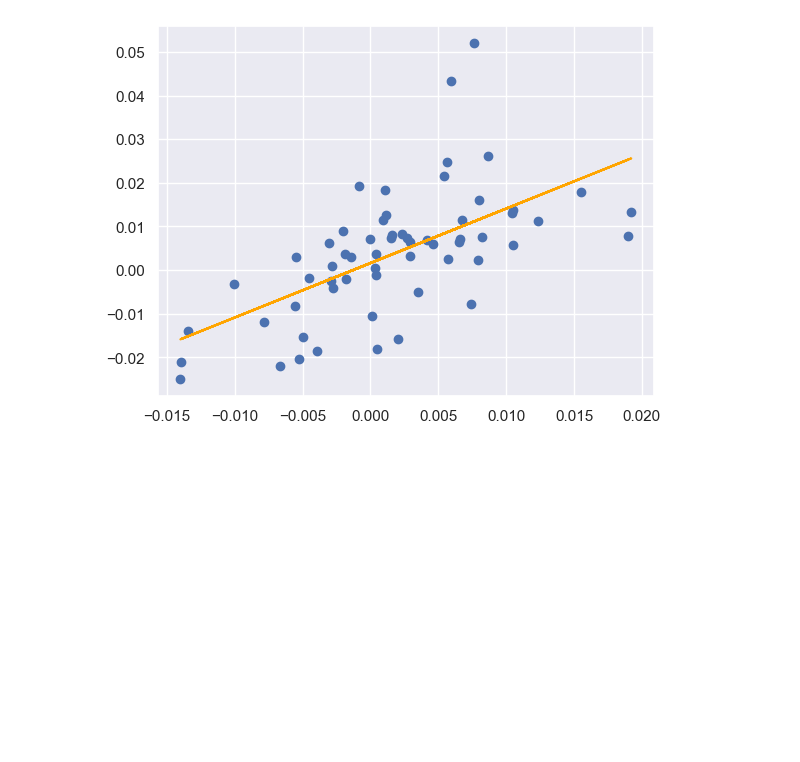
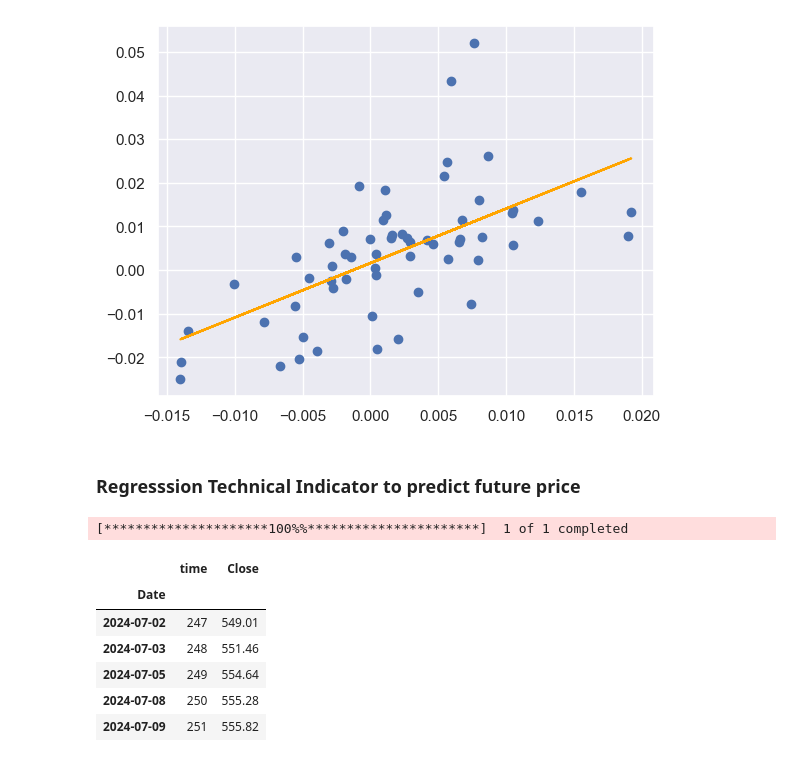
Before and after one commit to l0minous/Py-Trading, a Jupyter notebook: Regression.ipynb, the cells around one changed output. Cells and saved outputs as stored; diff of their text form; code cells hidden in the pictures; blank space fills up the shorter version.

```diff
--- a/Regression.ipynb
+++ b/Regression.ipynb
@@ -67,3 +67,21 @@ plt.plot(sample["SPY"], trend, 'orange')
 # %% [output]
 [<matplotlib.lines.Line2D at 0x...>]
 [figure]
+# %% [markdown]
+### Regresssion Technical Indicator to predict future price
+# %%
+data = pd.DataFrame(yf.download(['SPY'], start=start, end=end)["Close"])
+time = np.arange(1, len(data) + 1)
+data['time'] = time
+data = data[['time', 'Close']]
+data = round(data,2)
+data.tail()
+# %% [output]
+[*********************100%%**********************]  1 of 1 completed
+|  | time | Close |
+| Date |  |  |
+| 2024-07-02 | 247 | 549.01 |
+| 2024-07-03 | 248 | 551.46 |
+| 2024-07-05 | 249 | 554.64 |
+| 2024-07-08 | 250 | 555.28 |
+| 2024-07-09 | 251 | 555.82 |
```
Also changed, not shown: parts of 6 cells of this notebook.
